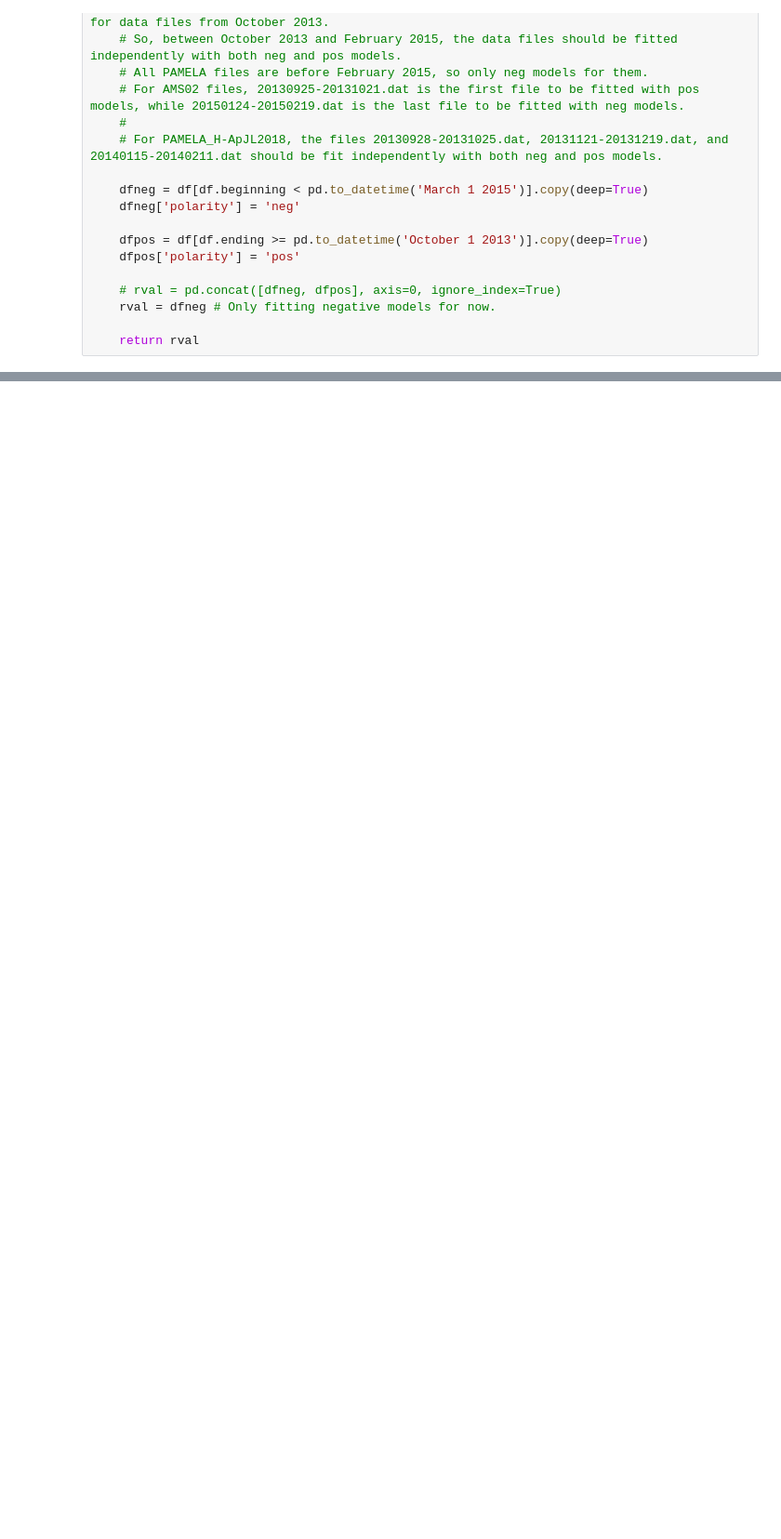
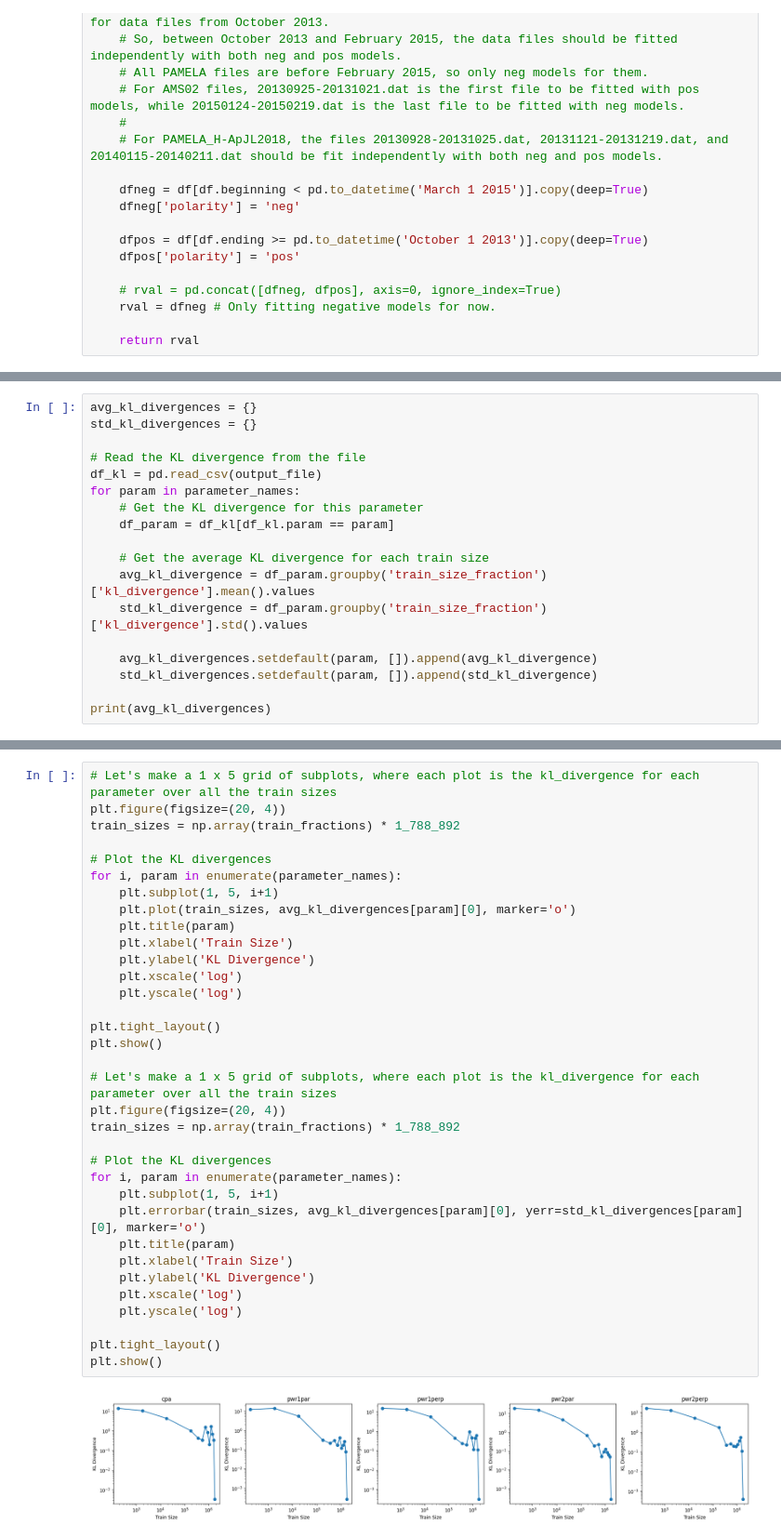
Before and after one commit to hawaii-ai/GalacticCosmicRays, a Jupyter notebook: notebooks/plot/plot_hmc_train_size.ipynb, the cells around one changed output, grey strips where cells are left out. Shown at 93% size. Saved outputs shown, nothing was run; the diff lists cells and outputs as text; blank space fills up the shorter version.

```diff
--- a/notebooks/plot/plot_hmc_train_size.ipynb
+++ b/notebooks/plot/plot_hmc_train_size.ipynb
@@ -194,0 +369,18 @@ ValueError: setting an array element with a sequence. The requested array has an
+# %%
+avg_kl_divergences = {}
+std_kl_divergences = {}
+
+# Read the KL divergence from the file
+df_kl = pd.read_csv(output_file)
+for param in parameter_names:
+    # Get the KL divergence for this parameter
+    df_param = df_kl[df_kl.param == param]
+
+    # Get the average KL divergence for each train size
+    avg_kl_divergence = df_param.groupby('train_size_fraction')['kl_divergence'].mean().values
+    std_kl_divergence = df_param.groupby('train_size_fraction')['kl_divergence'].std().values
+
+    avg_kl_divergences.setdefault(param, []).append(avg_kl_divergence)
+    std_kl_divergences.setdefault(param, []).append(std_kl_divergence)
+
+print(avg_kl_divergences)
@@ -194,0 +404,36 @@ ValueError: setting an array element with a sequence. The requested array has an
+# %%
+# Let's make a 1 x 5 grid of subplots, where each plot is the kl_divergence for each parameter over all the train sizes
+plt.figure(figsize=(20, 4))
+train_sizes = np.array(train_fractions) * 1_788_892
+
+# Plot the KL divergences
+for i, param in enumerate(parameter_names):
+    plt.subplot(1, 5, i+1)
+    plt.plot(train_sizes, avg_kl_divergences[param][0], marker='o')
+    plt.title(param)
+    plt.xlabel('Train Size')
+    plt.ylabel('KL Divergence')
+    plt.xscale('log')
+    plt.yscale('log')
+
+plt.tight_layout()
+plt.show()
+
+# Let's make a 1 x 5 grid of subplots, where each plot is the kl_divergence for each parameter over all the train sizes
+plt.figure(figsize=(20, 4))
+train_sizes = np.array(train_fractions) * 1_788_892
+
+# Plot the KL divergences
+for i, param in enumerate(parameter_names):
+    plt.subplot(1, 5, i+1)
+    plt.errorbar(train_sizes, avg_kl_divergences[param][0], yerr=std_kl_divergences[param][0], marker='o')
+    plt.title(param)
+    plt.xlabel('Train Size')
+    plt.ylabel('KL Divergence')
+    plt.xscale('log')
+    plt.yscale('log')
+
+plt.tight_layout()
+plt.show()
+# %% [output]
+[figure, added]
```
Also changed, not shown: parts of 15 cells of this notebook, 6 other files.
